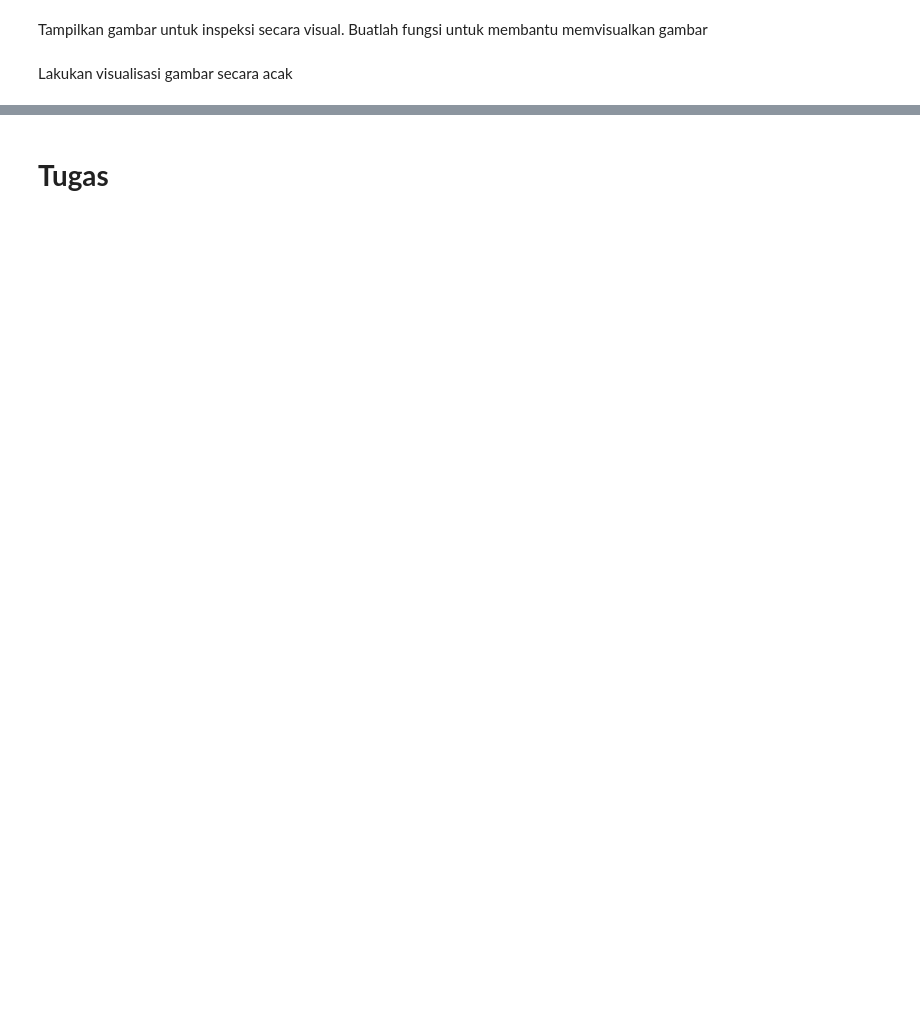
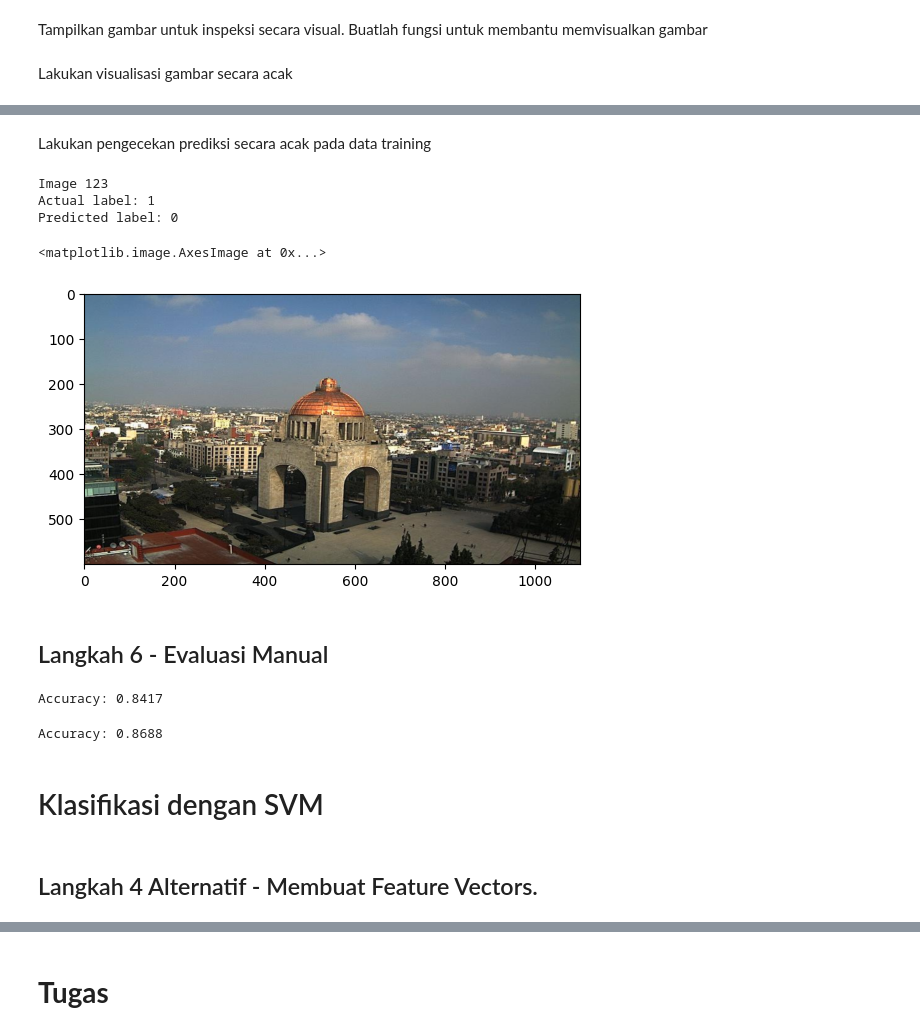
Before and after one commit to agungfradiansyah12/MesingLearning, a Jupyter notebook: jb10MesinLearningSVM.ipynb, the cells around one changed output, grey strips where cells are left out. Drawn from its saved outputs; the diff is of its cells as text; code cells hidden in the pictures; blank space fills up the shorter version.

```diff
--- a/jb10MesinLearningSVM.ipynb
+++ b/jb10MesinLearningSVM.ipynb
@@ -419,0 +542,32 @@ ValueError: high <= 0
+# %%
+def predict_label(img, threshold):
+    # Computer average brightness
+    avg = avg_brightness(img)
+    pred = 0
+
+    # Predict the label based on user defined threshold
+    if avg > threshold:
+        pred = 1
+
+    return pred
+# %% [markdown]
+Lakukan pengecekan prediksi secara acak pada data training
+# %%
+# Test the classifier on train data
+rand_img = np.random.randint(0, len(train_std_img_list))
+
+pred = predict_label(train_std_img_list[rand_img][0], threshold=120)
+
+# Evaluate
+print(f'Image {rand_img}')
+print(f'Actual label: {train_std_img_list[rand_img][1]}')
+print(f'Predicted label: {pred}')
+plt.imshow(train_std_img_list[rand_img][0])
+# %% [output]
+Image 123
+Actual label: 1
+Predicted label: 0
+<matplotlib.image.AxesImage at 0x...>
+[figure, added]
+# %% [markdown]
+## Langkah 6 - Evaluasi Manual
@@ -419,0 +595,22 @@ ValueError: high <= 0
+# %%
+# Evaluate on train data
+evaluate(train_std_img_list, threshold=120)
+# %% [output]
+Accuracy: 0.8417
+# %%
+# Evaluate on test data
+
+# Load test data
+test_img = load_dataset(test_dir)
+
+# Preprocess
+test_std_img_list = preprocess(test_img)
+
+# Predict
+evaluate(test_std_img_list, threshold=120)
+# %% [output]
+Accuracy: 0.8688
+# %% [markdown]
+# Klasifikasi dengan SVM
+# %% [markdown]
+## Langkah 4 Alternatif - Membuat Feature Vectors.
```
Also changed, not shown: parts of 33 cells of this notebook.
